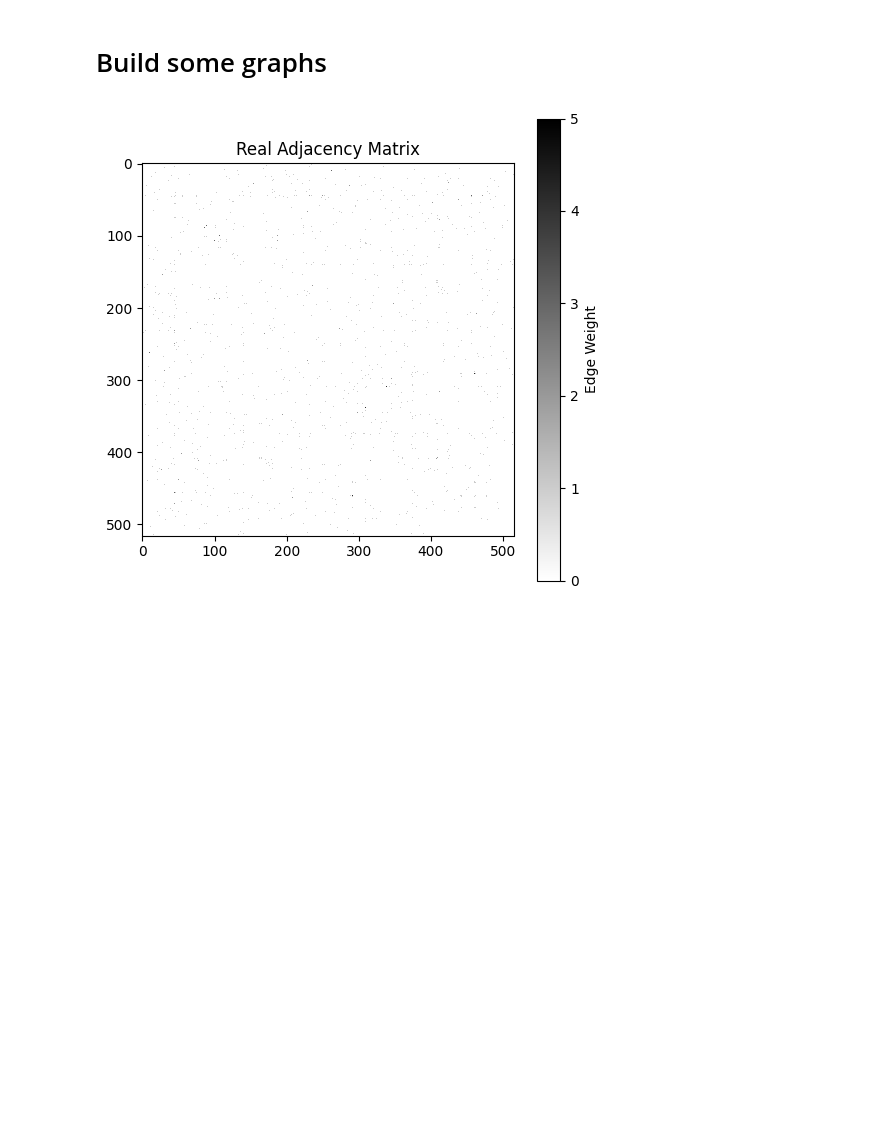
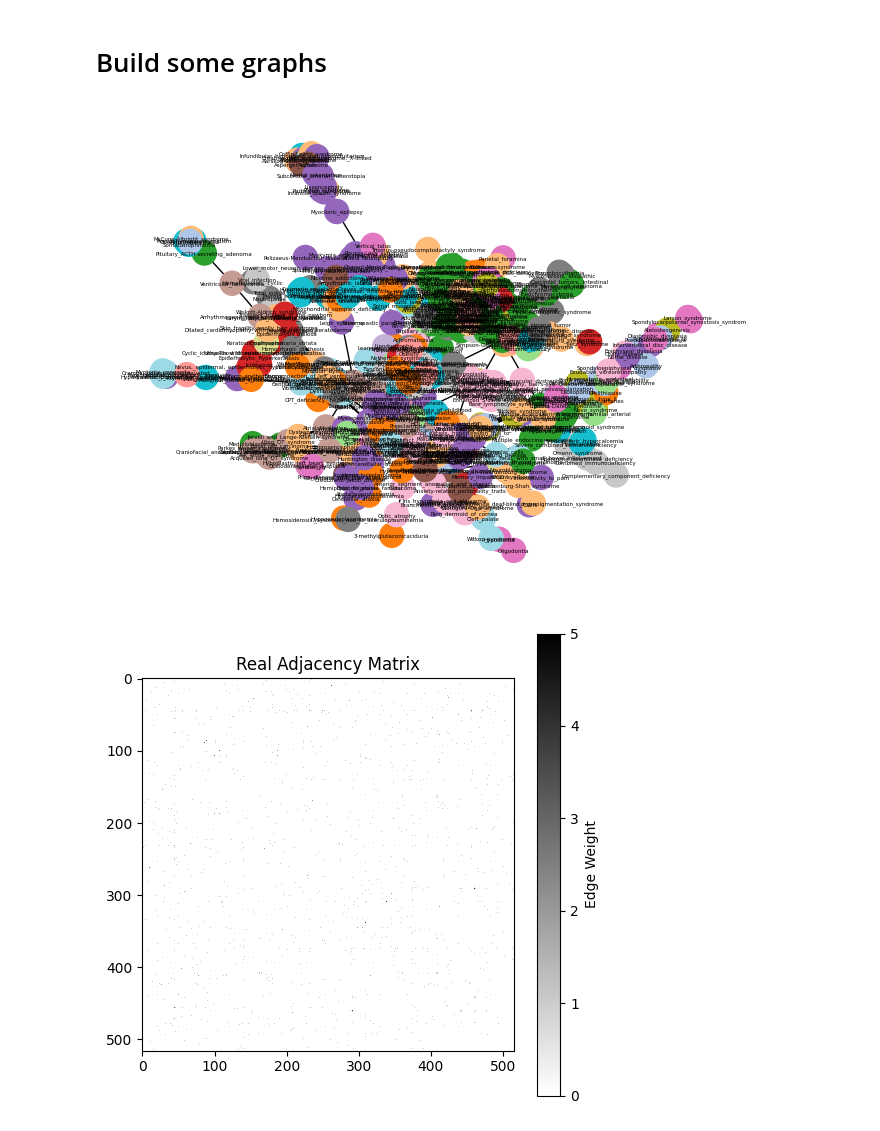
Before and after one commit to FraDurazzi/CNLab, a Jupyter notebook: 02_centrality_measures_and_markov_process.ipynb, the cells around one changed output. Cells and saved outputs as stored; diff of their text form; code cells hidden in the pictures; blank space fills up the shorter version.

```diff
--- a/02_centrality_measures_and_markov_process.ipynb
+++ b/02_centrality_measures_and_markov_process.ipynb
@@ -234,6 +234,15 @@ def generate_sbm(sizes, p_in, p_out,symmetric=True):
 url="https://raw.githubusercontent.com/FraDurazzi/CNLab/refs/heads/master/data/disease_disease_projection_lcc.graphml"
 with urllib.request.urlopen(url) as f:
     G_real = nx.read_graphml(f)
+# %%
+# unique_classes is the set of unique values in the 'class' attribute of the nodes in G_real
+unique_classes = set(nx.get_node_attributes(G_real, 'class').values())
+class_colors = {cls: plt.cm.tab20(i) for i, cls in enumerate(unique_classes)}
+node_colors = [class_colors[G_real.nodes[node]['class']] for node in G_real.nodes()]
+labels = {node: G_real.nodes[node]['name'] for node in G_real.nodes()}
+nx.draw(G_real, node_color=node_colors, with_labels=True, font_size=4,labels=labels)
+# %% [output]
+[figure, added]
 # %%
 A_real = nx.adjacency_matrix(G_real).todense()
 plot_adjacency_matrix(A_real, "Real Adjacency Matrix")
```
